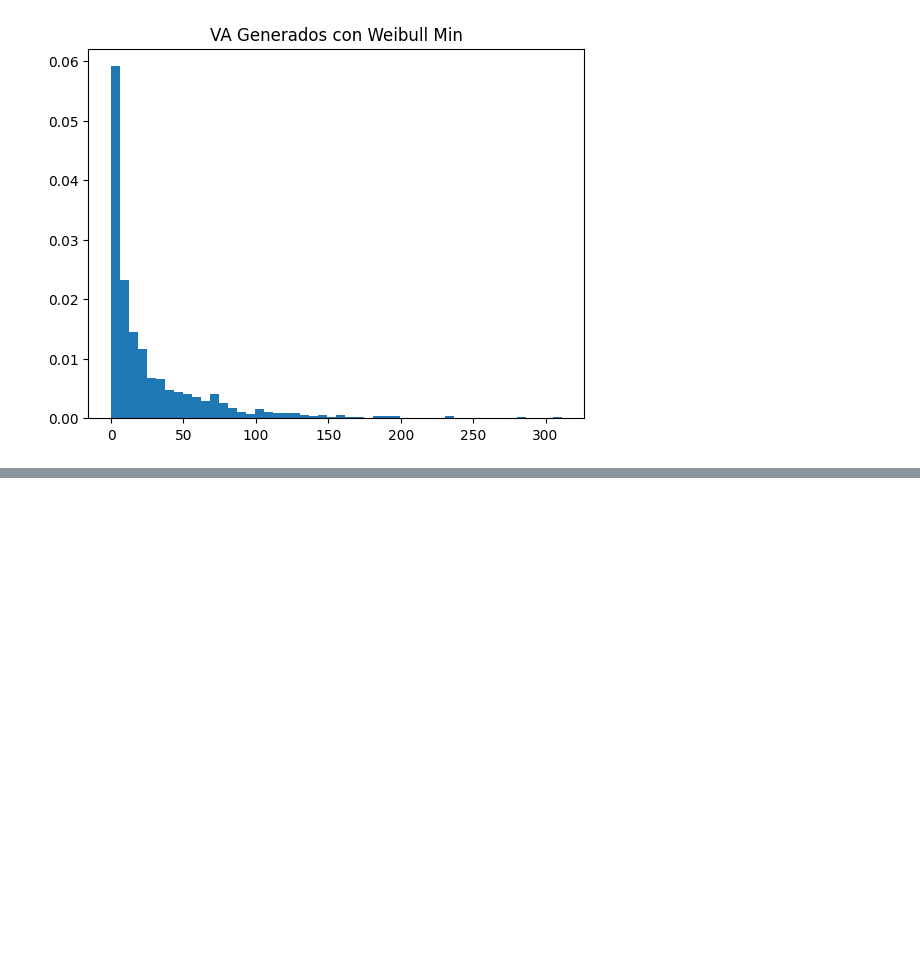
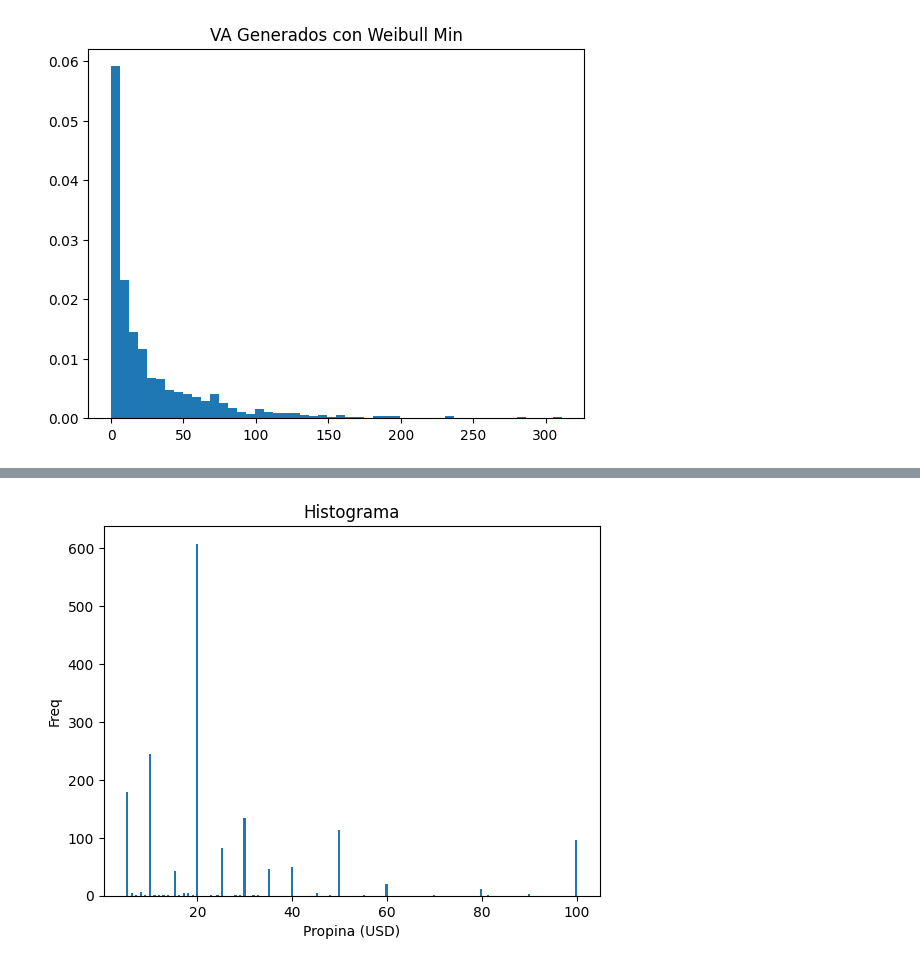
Before and after one commit to marcorodriguezmelgarejo/simulacion-creadores-de-contenido, a Jupyter notebook: fdps.ipynb, the cells around one changed output, grey strips where cells are left out. Saved outputs shown, nothing was run; the diff lists cells and outputs as text; code cells hidden in the pictures; blank space fills up the shorter version.

```diff
--- a/fdps.ipynb
+++ b/fdps.ipynb
@@ -68,0 +81,2 @@ plt.show()
+# %%
+tips = pd.read_json('./data/tips-dataset.json')
@@ -68,0 +95,9 @@ plt.show()
+# %%
+# Histograma de propinas
+plt.title("Histograma")
+plt.xlabel("Propina (USD)")
+plt.ylabel("Freq")
+plt.hist(tips.price, bins=200)
+plt.show()
+# %% [output]
+[figure, added]
```
Also changed, not shown: parts of 22 cells of this notebook.
